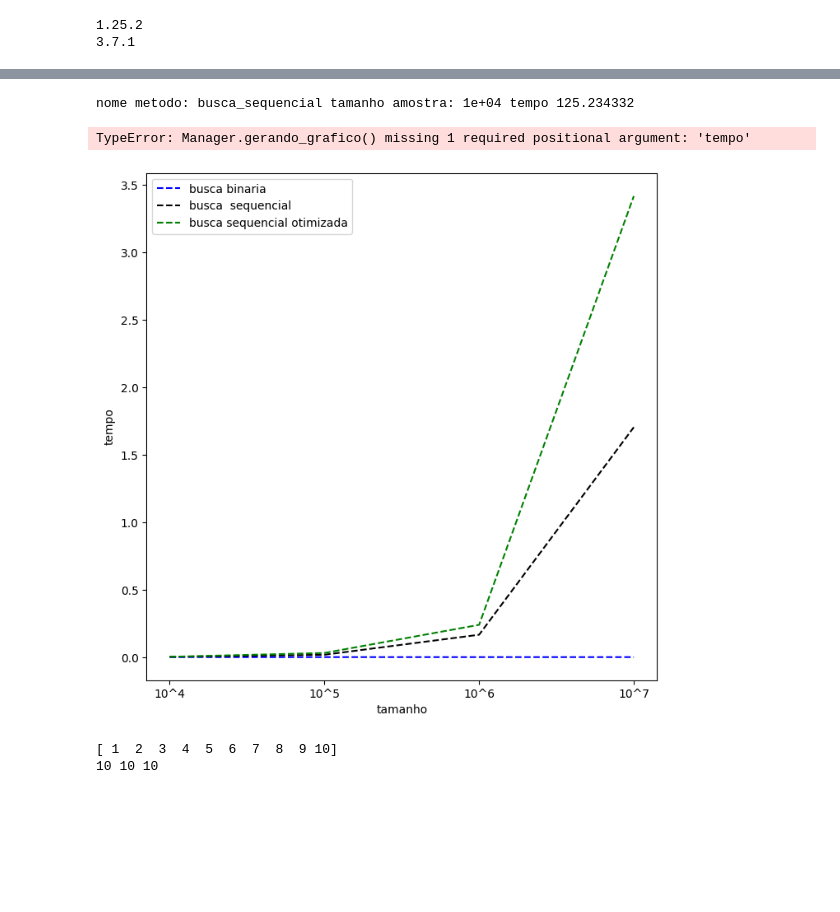
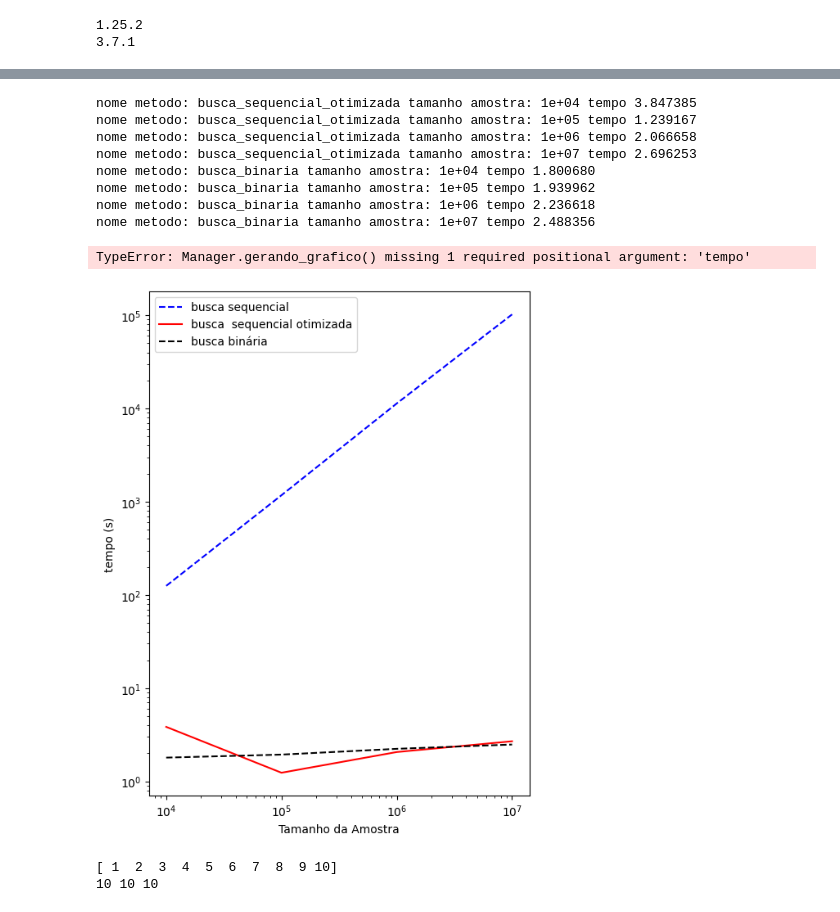
Before and after one commit to reidnersousa/IFB_Analise_Algoritmo_2024, a Jupyter notebook: Analise_Algoritmo_busca.ipynb, the cells around one changed output, grey strips where cells are left out. Saved outputs shown, nothing was run; the diff lists cells and outputs as text; code cells hidden in the pictures; blank space fills up the shorter version.

```diff
--- a/Analise_Algoritmo_busca.ipynb
+++ b/Analise_Algoritmo_busca.ipynb
@@ -276,8 +282,15 @@ nome metodo: busca_binaria tamanho amostra: 1e+07 tempo 0.225370
 # %%
 q_10_5 = Manager(10**4,10**5,10**6,10**7,10**5,'q = 10⁵')
-q_10_5.gerando_grafico()
+#q_10_5.gerando_grafico()
 # %% [output]
-nome metodo: busca_sequencial tamanho amostra: 1e+04 tempo 125.234332
+nome metodo: busca_sequencial_otimizada tamanho amostra: 1e+04 tempo 3.847385
+nome metodo: busca_sequencial_otimizada tamanho amostra: 1e+05 tempo 1.239167
+nome metodo: busca_sequencial_otimizada tamanho amostra: 1e+06 tempo 2.066658
+nome metodo: busca_sequencial_otimizada tamanho amostra: 1e+07 tempo 2.696253
+nome metodo: busca_binaria tamanho amostra: 1e+04 tempo 1.800680
+nome metodo: busca_binaria tamanho amostra: 1e+05 tempo 1.939962
+nome metodo: busca_binaria tamanho amostra: 1e+06 tempo 2.236618
+nome metodo: busca_binaria tamanho amostra: 1e+07 tempo 2.488356
 # %%
 q_10_6 = Manager(10**4,10**5,10**6,10**7,10**6,'q = 10⁶')
 q_10_6.gerando_grafico()
@@ -296,27 +309,33 @@ TypeError: Manager.gerando_grafico() missing 1 required positional argument: 'te
 # %%
 import matplotlib.pyplot as plt
 
 def gerando_grafico(entrada,tempo,algoritmo):
 
-  plt.figure(figsize=(8,8))
+  plt.figure(figsize=(6,8))
   plt.plot(entrada ,tempo[0] , label=algoritmo[0],color='blue',linestyle='--')
-  plt.plot(entrada ,tempo[1] , label=algoritmo[1],color='black',linestyle='--')
-  plt.plot(entrada ,tempo[2] , label=algoritmo[2],color='green',linestyle='--')
-  plt.xlabel("tamanho")
-  plt.ylabel("tempo")
+  plt.plot(entrada ,tempo[1] , label=algoritmo[1],color='red',linestyle='solid')
+  plt.plot(entrada ,tempo[2] , label=algoritmo[2],color='black',linestyle='--')
+  plt.xlabel("Tamanho da Amostra")
+  plt.ylabel("tempo (s)")
+  plt.xscale("log")
+  plt.yscale("log")
+
 
   plt.legend()
+  plt.savefig(f'grafico_quando_q=10⁵.png')
 
-input=['10^4','10^5','10^6','10^7']
+input=[1e4,1e5,1e6,1e7]
 tempo = []
-tempo.append(manager.tempo_binaria)
-tempo.append(manager.tempo_sequencial)
-tempo.append(manager.tempo_sequencial_otimizado)
+tempo_sequencial=[125.23432,1175.025479,11340.150004,102223.293000]
+tempo.append(tempo_sequencial)
+tempo.append(q_10_5.tempo_sequencial_otimizado)
 
-algoritmo=['busca binaria','busca  sequencial','busca sequencial otimizada']
+tempo.append(q_10_5.tempo_binaria)
+
+algoritmo=['busca sequencial','busca  sequencial otimizada','busca binária']
 gerando_grafico(input,tempo,algoritmo)
 # %% [output]
-[figure, old version]
+[figure, new version]
 # %%
 import matplotlib.pyplot as plt
 import numpy as np
```
Also changed, not shown: parts of 5 cells of this notebook.
